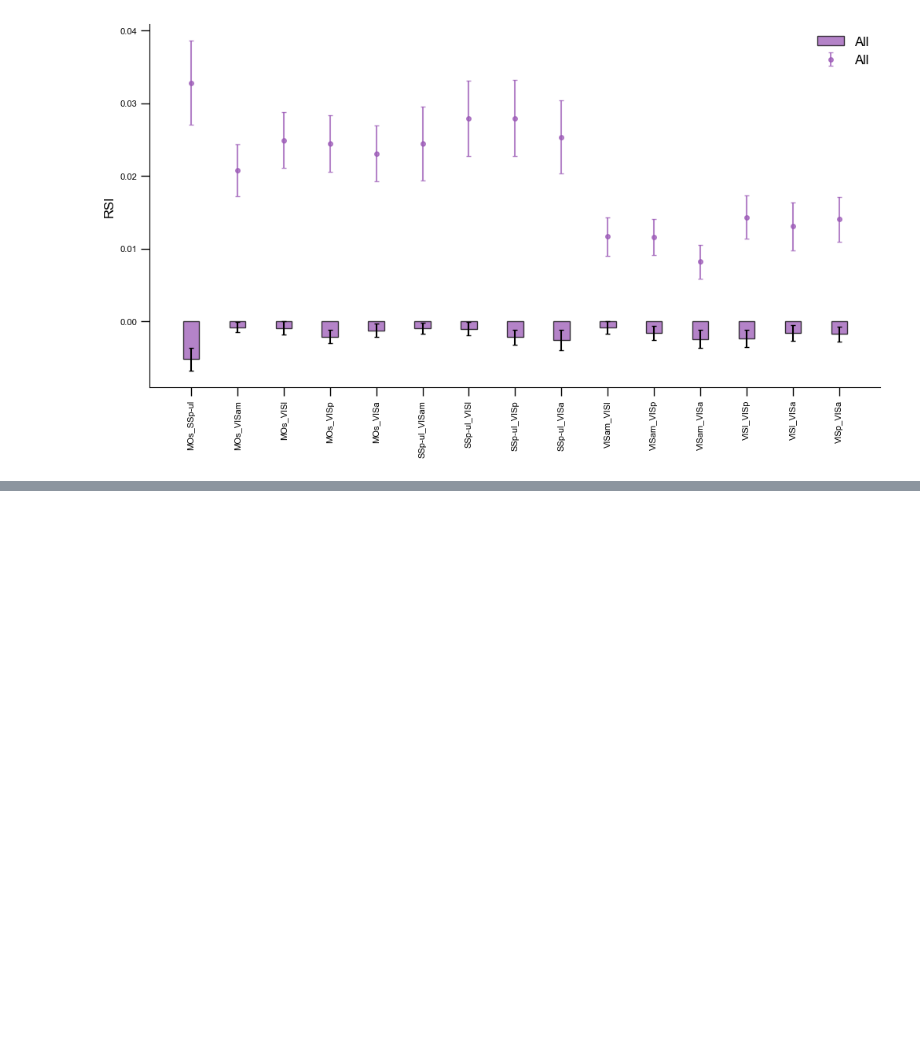
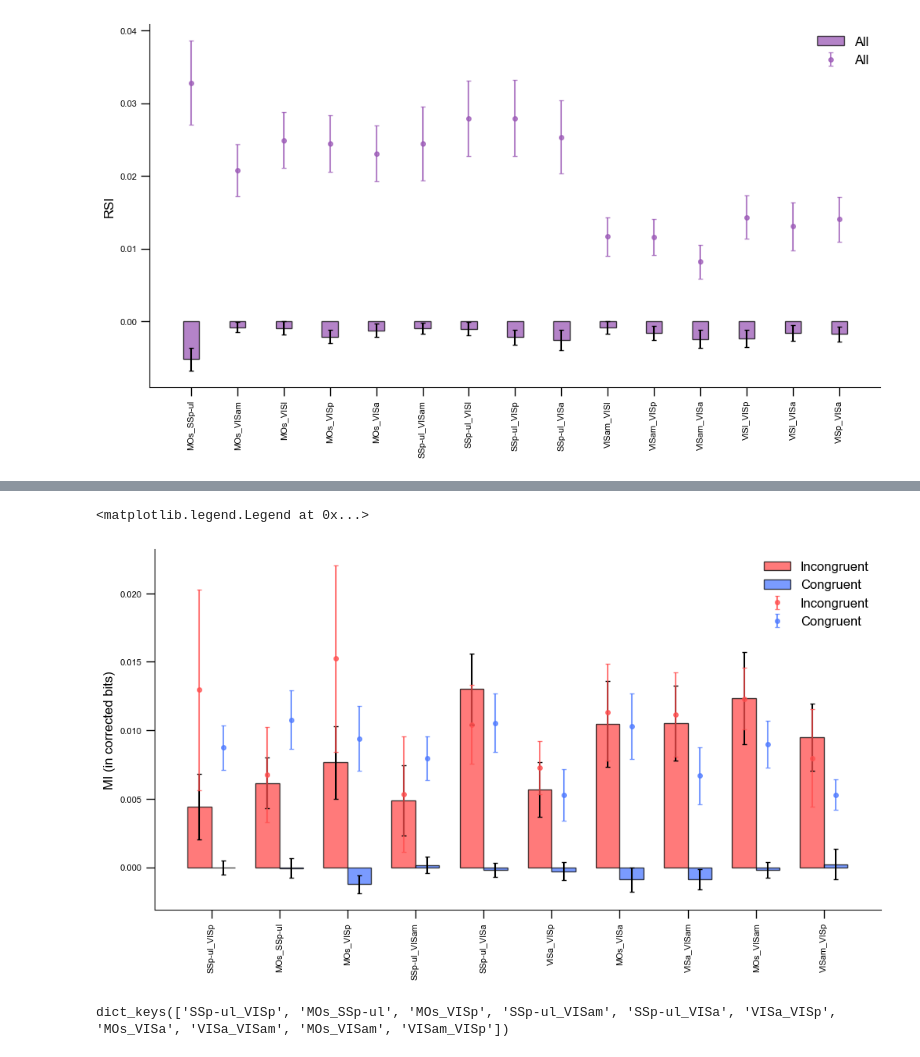
Before and after one commit to debottamKundu/ibl-partial-info-decomp, a Jupyter notebook: notebooks/multiregiondecoders.ipynb, the cells around one changed output, grey strips where cells are left out. Drawn from its saved outputs; the diff is of its cells as text; code cells hidden in the pictures; blank space fills up the shorter version.

```diff
--- a/notebooks/multiregiondecoders.ipynb
+++ b/notebooks/multiregiondecoders.ipynb
@@ -926,3 +926,6 @@ ax.axhline(0.5)
 # %%
 files_choice = np.sort(glob("../data/generated/wfi_decoders/choice/subsampled/*.pkl"))
 files_stim = np.sort(glob("../data/generated/significant_pid_decoders/with_decomposition/*.pkl"))
+files_stim_subsampled = np.sort(
+    glob("../data/generated/significant_pid_decoders/subsampled/subsampled_decom/*.pkl")
+)
@@ -1077,5 +1071,5 @@ ax.legend(loc="best", frameon=False)
 # %%
 # deal with the subsampled first
 
-with open(files_stim[1], "rb") as f:
+with open(files_stim_subsampled[1], "rb") as f:
     x = pkl.load(f)
@@ -1087,0 +1197,63 @@ region_data = {}
+# %%
+# now what
+data_store = convert_into_regionwise_dict(files_stim)
+region_wise_pid = compute_region_pid_dict(data_store, 1)  # frame on sein
+mean_rsis, mean_tvmis, std_tvmis, std_rsis = compute_means_and_stds(region_wise_pid)
+# %%
+names = list(region_wise_pid.keys())
+# %%
+fig, ax = plt.subplots(figsize=(12, 6))
+ax.bar(
+    np.arange(mean_rsis.shape[0]) - 0.35 / 2,
+    mean_rsis[:, 1],
+    yerr=std_rsis[:, 1],
+    edgecolor="k",
+    color="#FF4D4D",
+    alpha=0.75,
+    width=0.35,
+    label="Incongruent",
+    capsize=2,
+)
+ax.bar(
+    np.arange(mean_rsis.shape[0]) + 0.35 / 2,
+    mean_rsis[:, 0],
+    yerr=std_rsis[:, 0],
+    edgecolor="k",
+    color="#4D79FF",
+    alpha=0.75,
+    width=0.35,
+    label="Congruent",
+    capsize=2,
+)
+ax.set_xticks(np.arange(mean_rsis.shape[0]), names, rotation=90)
+ax.set_ylabel("RSI")
+ax.legend(loc="best", frameon=False)
+
+ax.errorbar(
+    np.arange(mean_tvmis.shape[0]) - 0.35 / 2,
+    mean_tvmis[:, 1],
+    yerr=std_tvmis[:, 1],
+    color="#FF4D4D",
+    alpha=0.75,
+    fmt="o",
+    label="Incongruent",
+    capsize=2,
+)
+ax.errorbar(
+    np.arange(mean_tvmis.shape[0]) + 0.35 / 2,
+    mean_tvmis[:, 0],
+    yerr=std_tvmis[:, 0],
+    # edgecolor="k",
+    color="#4D79FF",
+    alpha=0.75,
+    # width=0.35,
+    fmt="o",
+    label="Congruent",
+    capsize=2,
+)
+ax.set_xticks(np.arange(mean_tvmis.shape[0]), names, rotation=90)
+ax.set_ylabel("MI (in corrected bits)")
+ax.legend(loc="best", frameon=False)
+# %% [output]
+<matplotlib.legend.Legend at 0x...>
+[figure, added]
@@ -1087,0 +1266,4 @@ region_data = {}
+# %%
+region_wise_pid_subsampled.keys()
+# %% [output]
+dict_keys(['SSp-ul_VISp', 'MOs_SSp-ul', 'MOs_VISp', 'SSp-ul_VISam', 'SSp-ul_VISa', 'VISa_VISp', 'MOs_VISa', 'VISa_VISam', 'MOs_VISam', 'VISam_VISp'])
```
Also changed, not shown: parts of 31 cells of this notebook, 3 other files.
